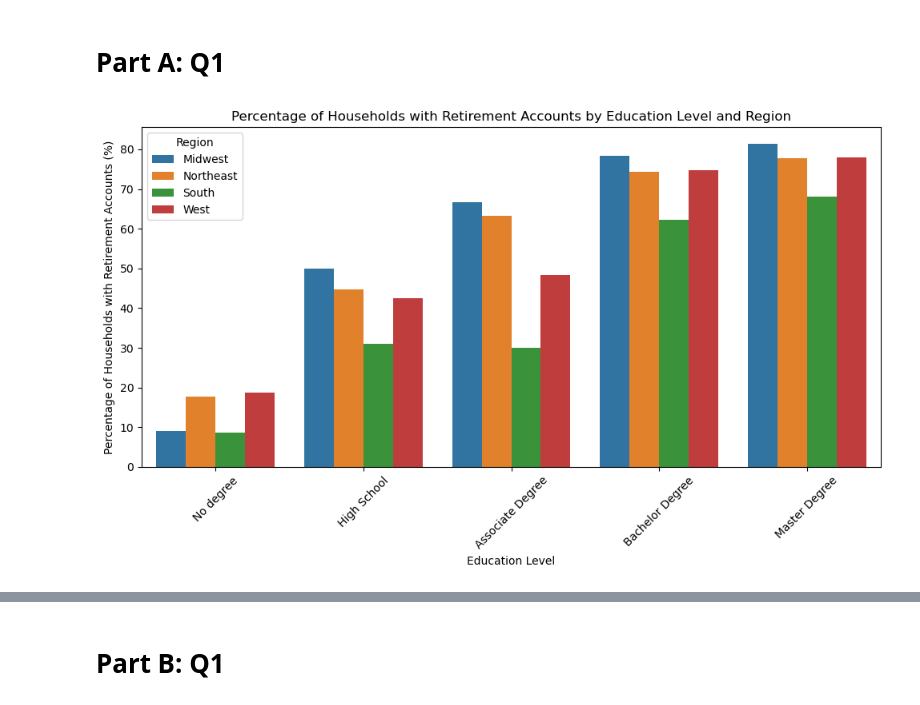
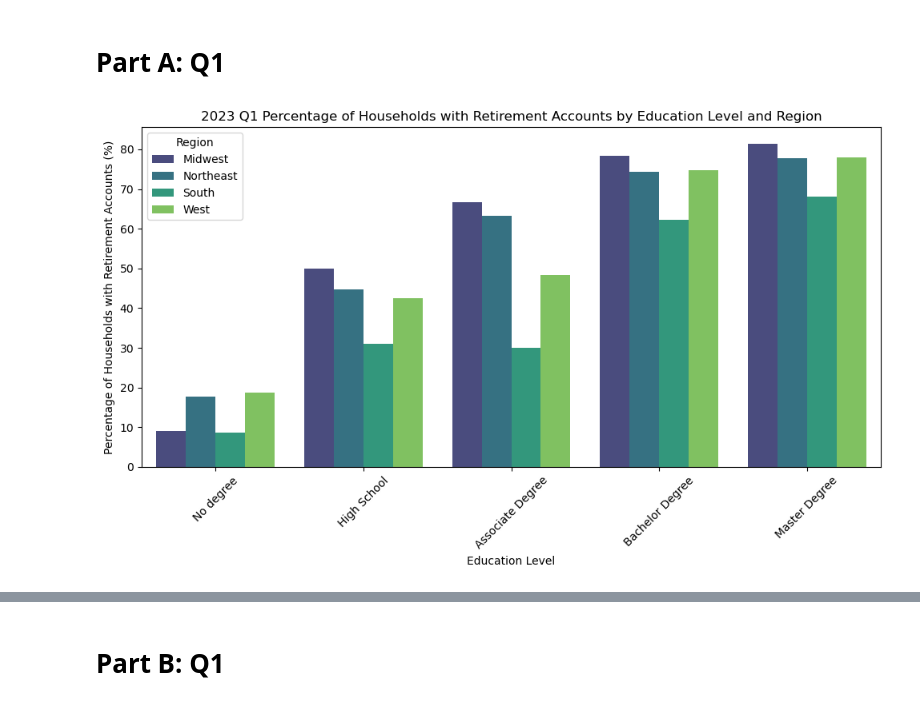
Before and after one commit to Leslygcruz/Educationproj, a Jupyter notebook: Education_capstone.ipynb, the cells around one changed output, grey strips where cells are left out. Cells and saved outputs as stored; diff of their text form; code cells hidden in the pictures.

```diff
--- a/Education_capstone.ipynb
+++ b/Education_capstone.ipynb
@@ -1350,13 +1235,13 @@ retireacc231perc=retire231a.groupby(['Region','Education level 2']).apply(lambda
 retireacc231perc=retireacc231perc.reset_index()
 # %%
 plt.figure(figsize=(10, 6))
-sns.barplot(data=retireacc231perc.reset_index(), x='Education level 2', y=0, hue='Region')
-plt.title('Percentage of Households with Retirement Accounts by Education Level and Region')
+sns.barplot(data=retireacc231perc.reset_index(), x='Education level 2', y=0, hue='Region',palette= 'viridis')
+plt.title('2023 Q1 Percentage of Households with Retirement Accounts by Education Level and Region')
 plt.xlabel('Education Level')
 plt.ylabel('Percentage of Households with Retirement Accounts (%)')
 plt.legend(title='Region')
 plt.xticks(rotation=45)
 plt.tight_layout()
 plt.show()
 # %% [output]
-[figure, old version]
+[figure, new version]
```
Also changed, not shown: parts of 44 cells of this notebook, 1 other file.
